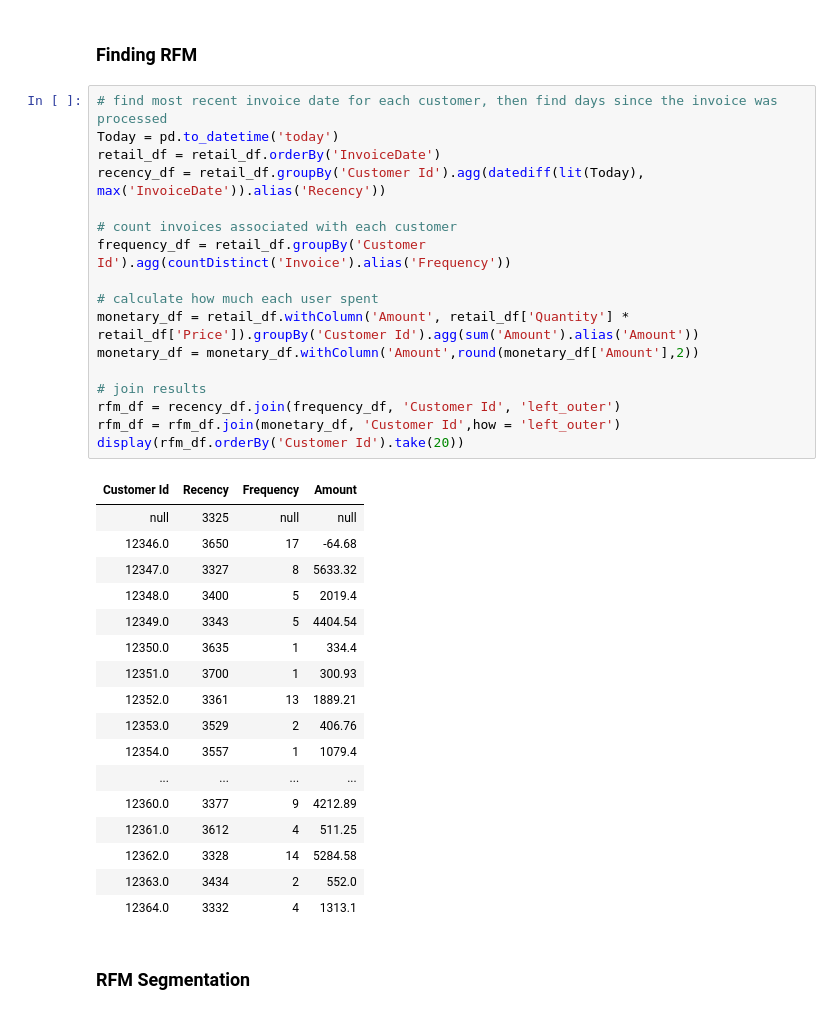
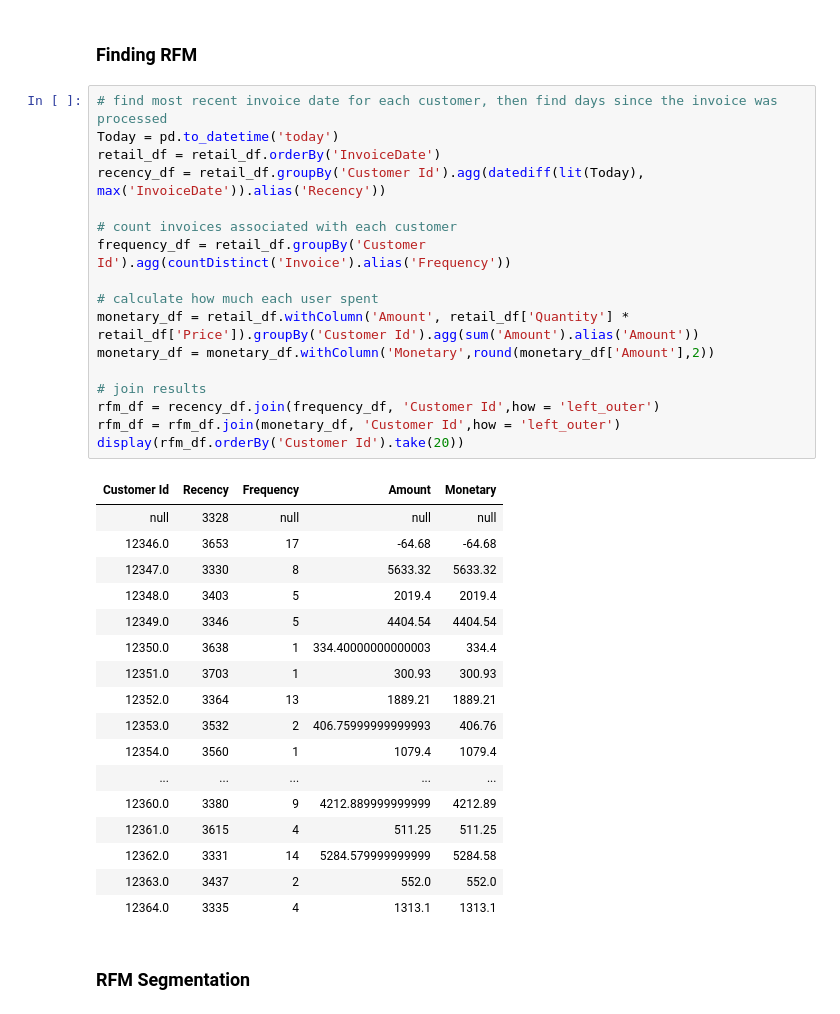
Before and after one commit to jarviscanada/jarvis_data_eng_shawn, a Jupyter notebook: spark/notebook/Retail Data Analytics with PySpark.ipynb, the cells around one changed output. Drawn from its saved outputs; the diff is of its cells as text.

```diff
--- a/spark/notebook/Retail Data Analytics with PySpark.ipynb
+++ b/spark/notebook/Retail Data Analytics with PySpark.ipynb
@@ -222,37 +222,37 @@ display(total_user_df)
 # %%
 # find most recent invoice date for each customer, then find days since the invoice was processed
 Today = pd.to_datetime('today')
 retail_df = retail_df.orderBy('InvoiceDate')
 recency_df = retail_df.groupBy('Customer Id').agg(datediff(lit(Today), max('InvoiceDate')).alias('Recency'))
 
 # count invoices associated with each customer
 frequency_df = retail_df.groupBy('Customer Id').agg(countDistinct('Invoice').alias('Frequency'))
 
 # calculate how much each user spent
 monetary_df = retail_df.withColumn('Amount', retail_df['Quantity'] * retail_df['Price']).groupBy('Customer Id').agg(sum('Amount').alias('Amount'))
-monetary_df = monetary_df.withColumn('Amount',round(monetary_df['Amount'],2))
+monetary_df = monetary_df.withColumn('Monetary',round(monetary_df['Amount'],2))
 
 # join results
-rfm_df = recency_df.join(frequency_df, 'Customer Id', 'left_outer')
+rfm_df = recency_df.join(frequency_df, 'Customer Id',how = 'left_outer')
 rfm_df = rfm_df.join(monetary_df, 'Customer Id',how = 'left_outer')
 display(rfm_df.orderBy('Customer Id').take(20))
 # %% [output]
-| Customer Id | Recency | Frequency | Amount |
-| null | 3325 | null | null |
-| 12346.0 | 3650 | 17 | -64.68 |
-| 12347.0 | 3327 | 8 | 5633.32 |
-| 12348.0 | 3400 | 5 | 2019.4 |
-| 12349.0 | 3343 | 5 | 4404.54 |
-| 12350.0 | 3635 | 1 | 334.4 |
-| 12351.0 | 3700 | 1 | 300.93 |
-| 12352.0 | 3361 | 13 | 1889.21 |
-| 12353.0 | 3529 | 2 | 406.76 |
-| 12354.0 | 3557 | 1 | 1079.4 |
-| ... | ... | ... | ... |
-| 12360.0 | 3377 | 9 | 4212.89 |
-| 12361.0 | 3612 | 4 | 511.25 |
-| 12362.0 | 3328 | 14 | 5284.58 |
-| 12363.0 | 3434 | 2 | 552.0 |
-| 12364.0 | 3332 | 4 | 1313.1 |
+| Customer Id | Recency | Frequency | Amount | Monetary |
+| null | 3328 | null | null | null |
+| 12346.0 | 3653 | 17 | -64.68 | -64.68 |
+| 12347.0 | 3330 | 8 | 5633.32 | 5633.32 |
+| 12348.0 | 3403 | 5 | 2019.4 | 2019.4 |
+| 12349.0 | 3346 | 5 | 4404.54 | 4404.54 |
+| 12350.0 | 3638 | 1 | 334.40000000000003 | 334.4 |
+| 12351.0 | 3703 | 1 | 300.93 | 300.93 |
+| 12352.0 | 3364 | 13 | 1889.21 | 1889.21 |
+| 12353.0 | 3532 | 2 | 406.75999999999993 | 406.76 |
+| 12354.0 | 3560 | 1 | 1079.4 | 1079.4 |
+| ... | ... | ... | ... | ... |
+| 12360.0 | 3380 | 9 | 4212.889999999999 | 4212.89 |
+| 12361.0 | 3615 | 4 | 511.25 | 511.25 |
+| 12362.0 | 3331 | 14 | 5284.579999999999 | 5284.58 |
+| 12363.0 | 3437 | 2 | 552.0 | 552.0 |
+| 12364.0 | 3335 | 4 | 1313.1 | 1313.1 |
 # %% [markdown]
 ### RFM Segmentation
```
Also changed, not shown: parts of 3 cells of this notebook.
